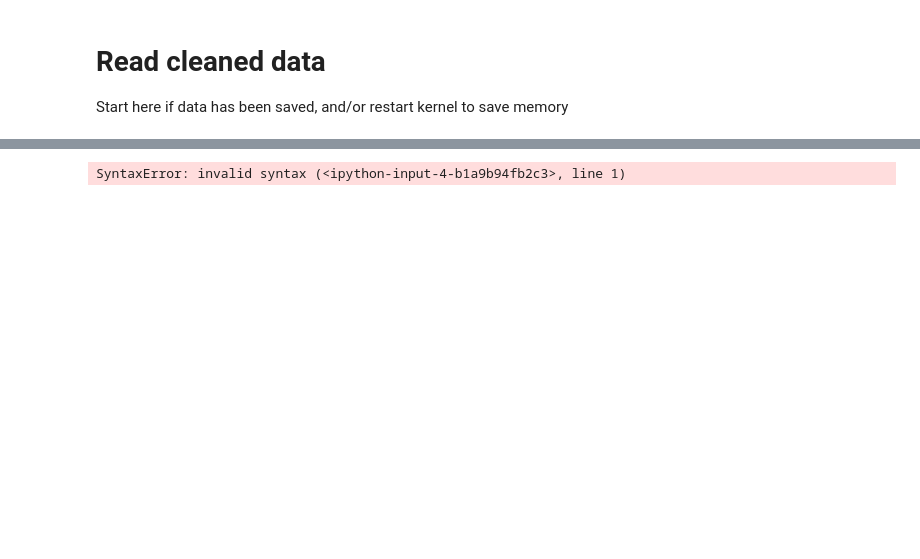
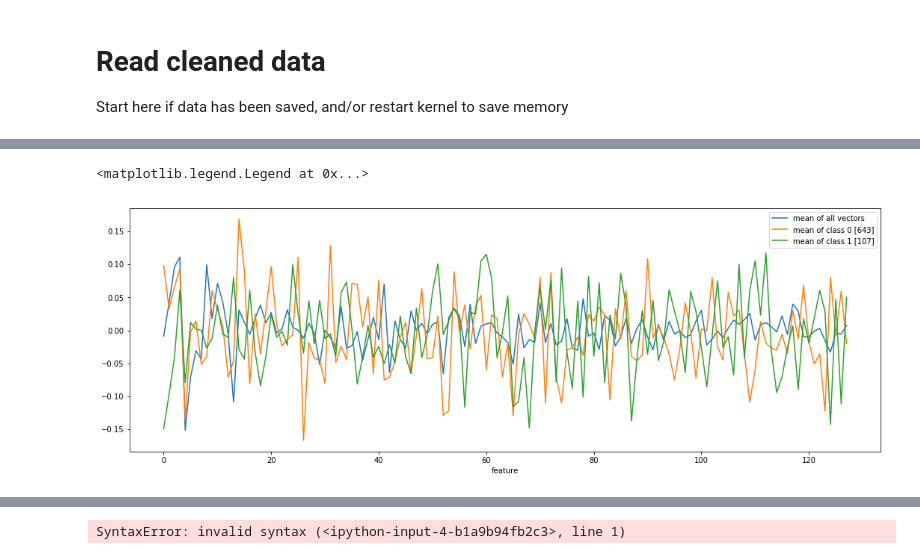
Before and after one commit to headrotor/ganalysis, a Jupyter notebook: ganalyze.ipynb, the cells around one changed output, grey strips where cells are left out. Saved outputs shown, nothing was run; the diff lists cells and outputs as text; code cells hidden in the pictures; blank space fills up the shorter version.

```diff
--- a/ganalyze.ipynb
+++ b/ganalyze.ipynb
@@ -27,0 +47,17 @@ Wall time: 15.8 s
+# %%
+# let's only consider the n most populous classes. Let's segregate the data vectors by these classes:
+
+# can do this faster using fancy indexing, but let's loop here
+
+# find the indexes of the n most
+
+class_i = []
+
+for cindex in lastn[0:10]:
+    indexes = np.where(goodc[:,cindex]> 0.6)
+    class_i.append(indexes[0])
+
+for indexes in class_i:
+    print(len(indexes))
+
+#OK these seem a little sparse, but OK
@@ -28,2 +75,11 @@ Wall time: 15.8 s
+# %%
+plt.plot(np.mean(goodv,axis=0),label='mean of all vectors')
+plt.plot(np.mean(goodv[class_i[0],:],axis=0),label='mean of class 0 [643]')
+plt.plot(np.mean(goodv[class_i[1],:],axis=0),label='mean of class 1 [107]')
+plt.xlabel('feature')
+plt.legend()
+# %% [output]
+<matplotlib.legend.Legend at 0x...>
+[figure, added]
 # %%
 import matplotlib.pyplot as plt
```
Also changed, not shown: parts of 4 cells of this notebook, 1 other file.
